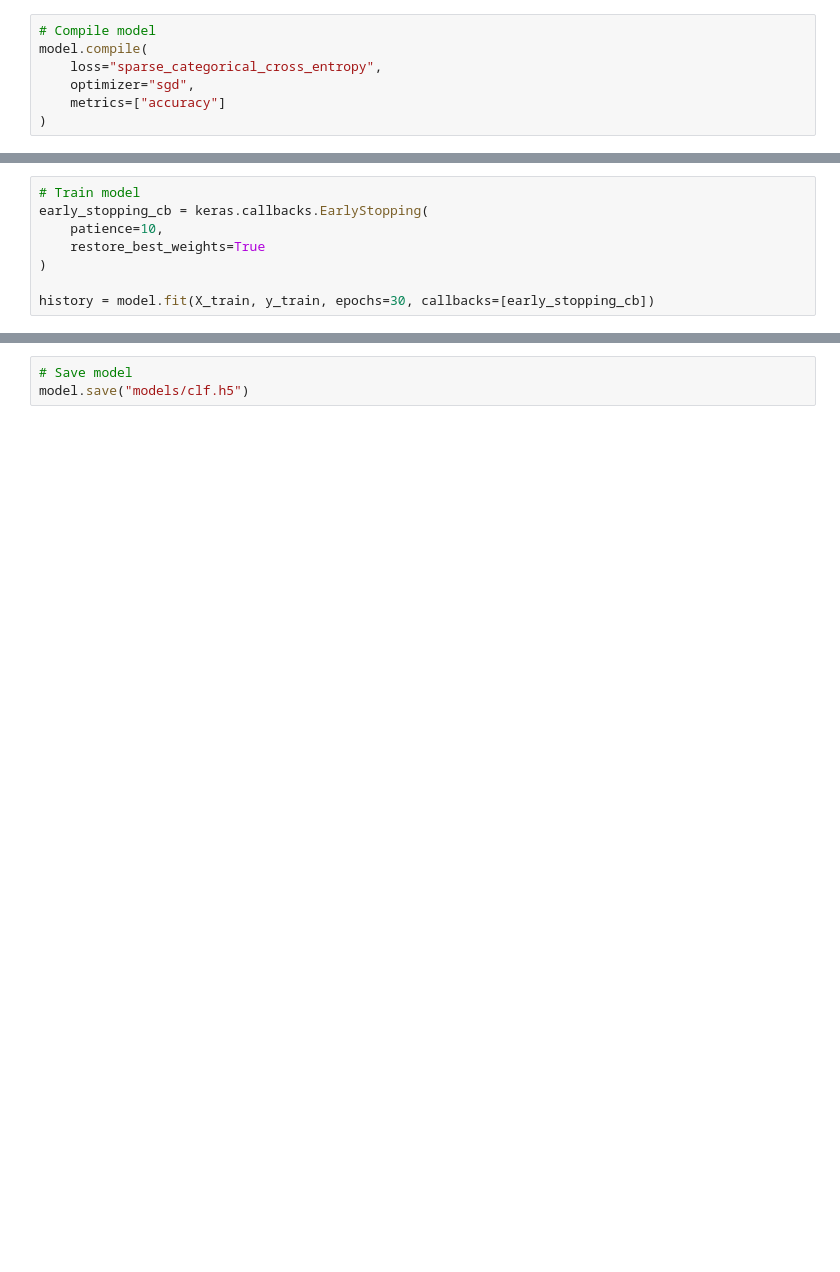
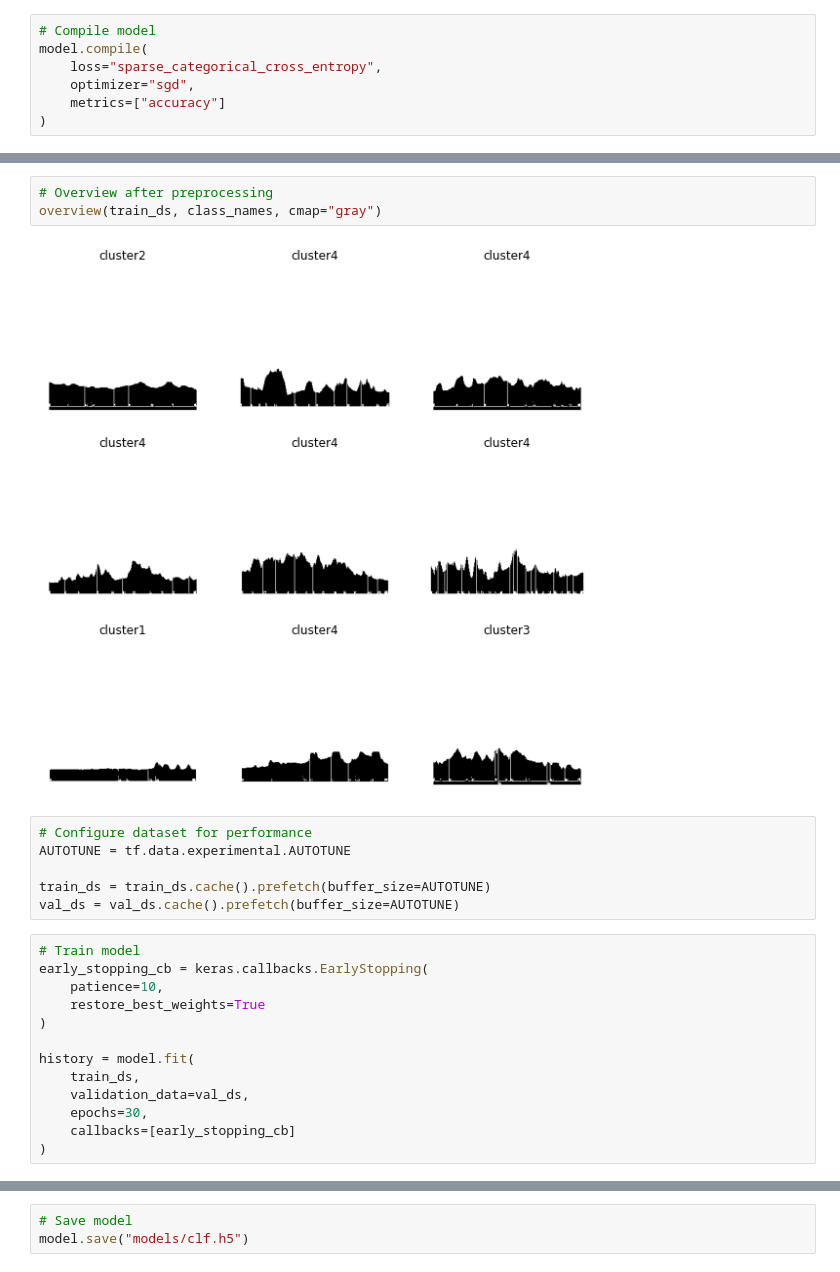
Before and after one commit to gontzalm/cycling-seer, a Jupyter notebook: notebooks/classification.ipynb, the cells around one changed output, grey strips where cells are left out. Cells and saved outputs as stored; diff of their text form; blank space fills up the shorter version.

```diff
--- a/notebooks/classification.ipynb
+++ b/notebooks/classification.ipynb
@@ -44,3 +105,14 @@ model.summary()
+# %%
+# Overview after preprocessing
+overview(train_ds, class_names, cmap="gray")
+# %% [output]
+[figure, added]
+# %%
+# Configure dataset for performance
+AUTOTUNE = tf.data.experimental.AUTOTUNE
+
+train_ds = train_ds.cache().prefetch(buffer_size=AUTOTUNE)
+val_ds = val_ds.cache().prefetch(buffer_size=AUTOTUNE)
 # %%
 # Train model
 early_stopping_cb = keras.callbacks.EarlyStopping(
@@ -48,6 +120,11 @@ early_stopping_cb = keras.callbacks.EarlyStopping(
     restore_best_weights=True
 )
 
-history = model.fit(X_train, y_train, epochs=30, callbacks=[early_stopping_cb])
+history = model.fit(
+    train_ds,
+    validation_data=val_ds,
+    epochs=30,
+    callbacks=[early_stopping_cb]
+)
 # %%
 # Plot learning curves
```
Also changed, not shown: parts of 12 cells of this notebook, 2 other files.
